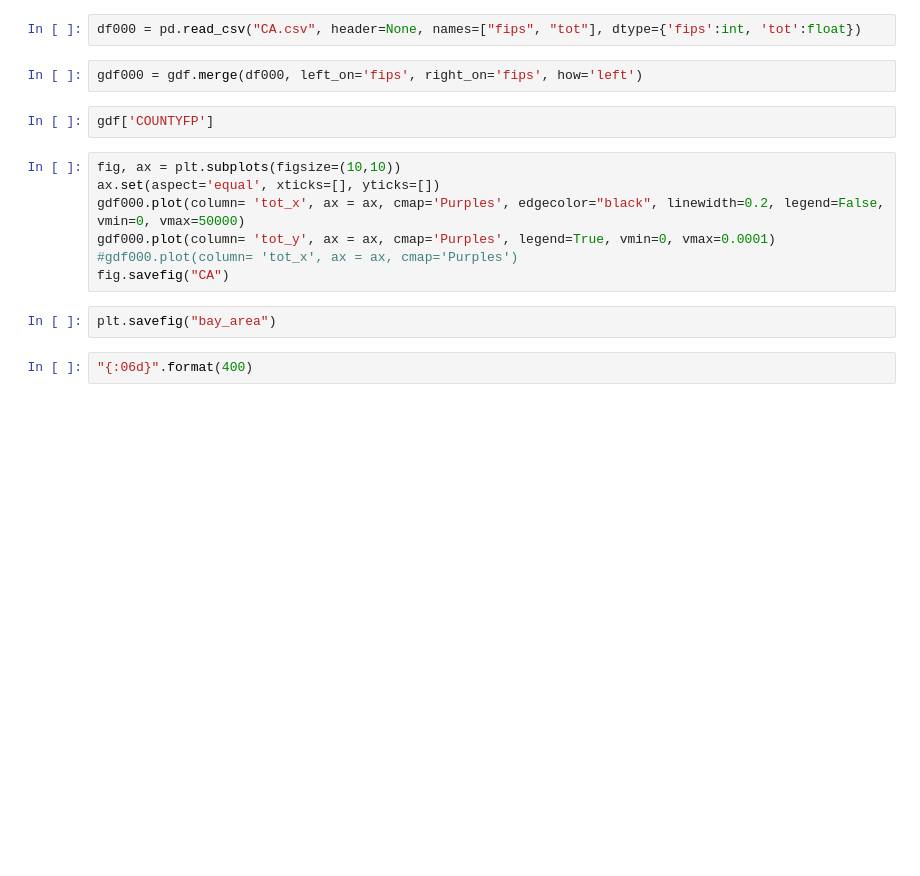
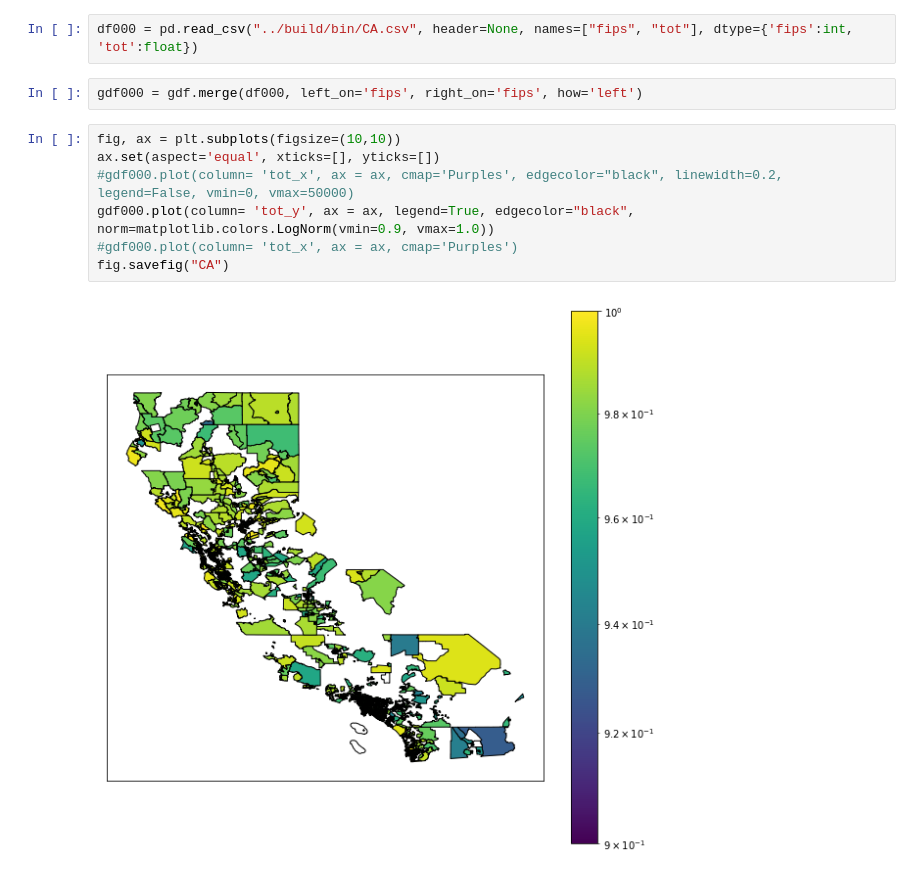
Before and after one commit to AMReX-Codes/ExaEpi, a Jupyter notebook: etc/California.ipynb, the cells around one changed output. Saved outputs shown, nothing was run; the diff lists cells and outputs as text; blank space fills up the shorter version.

```diff
--- a/etc/California.ipynb
+++ b/etc/California.ipynb
@@ -29,19 +30,15 @@ gdf['fips'] = gdf['fips'].astype(int)
 gdf['GEOID'] = gdf['GEOID'].astype(int)
 gdf['tot'] = 0
 # %%
-df000 = pd.read_csv("CA.csv", header=None, names=["fips", "tot"], dtype={'fips':int, 'tot':float})
+df000 = pd.read_csv("../build/bin/CA.csv", header=None, names=["fips", "tot"], dtype={'fips':int, 'tot':float})
 # %%
 gdf000 = gdf.merge(df000, left_on='fips', right_on='fips', how='left')
-# %%
-gdf['COUNTYFP']
 # %%
 fig, ax = plt.subplots(figsize=(10,10))
 ax.set(aspect='equal', xticks=[], yticks=[])
-gdf000.plot(column= 'tot_x', ax = ax, cmap='Purples', edgecolor="black", linewidth=0.2, legend=False, vmin=0, vmax=50000)
-gdf000.plot(column= 'tot_y', ax = ax, cmap='Purples', legend=True, vmin=0, vmax=0.0001)
+#gdf000.plot(column= 'tot_x', ax = ax, cmap='Purples', edgecolor="black", linewidth=0.2, legend=False, vmin=0, vmax=50000)
+gdf000.plot(column= 'tot_y', ax = ax, legend=True, edgecolor="black", norm=matplotlib.colors.LogNorm(vmin=0.9, vmax=1.0))
 #gdf000.plot(column= 'tot_x', ax = ax, cmap='Purples')
 fig.savefig("CA")
+# %% [output]
+[figure, added]
-# %%
-plt.savefig("bay_area")
-# %%
-"{:06d}".format(400)
```
Also changed, not shown: parts of 1 cell of this notebook, 3 other files.
